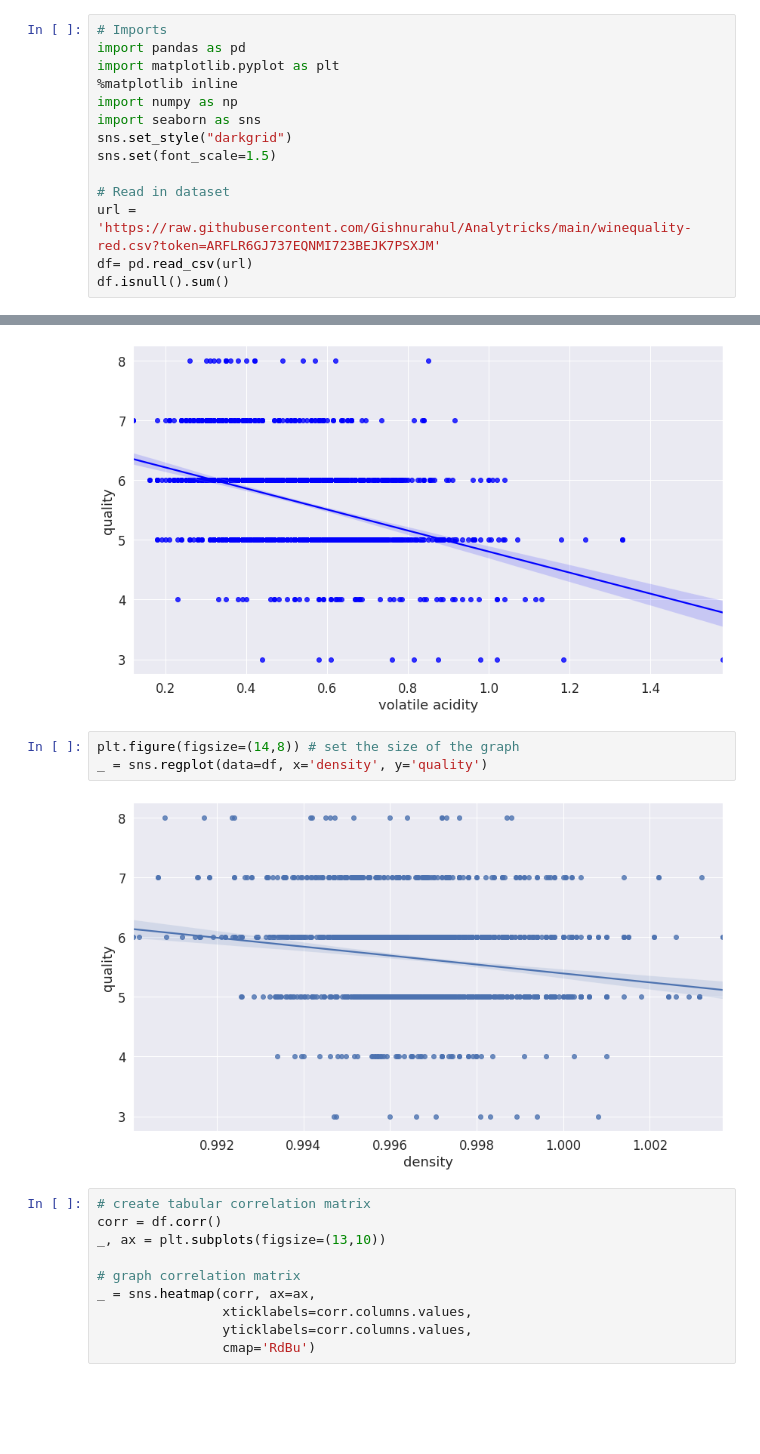
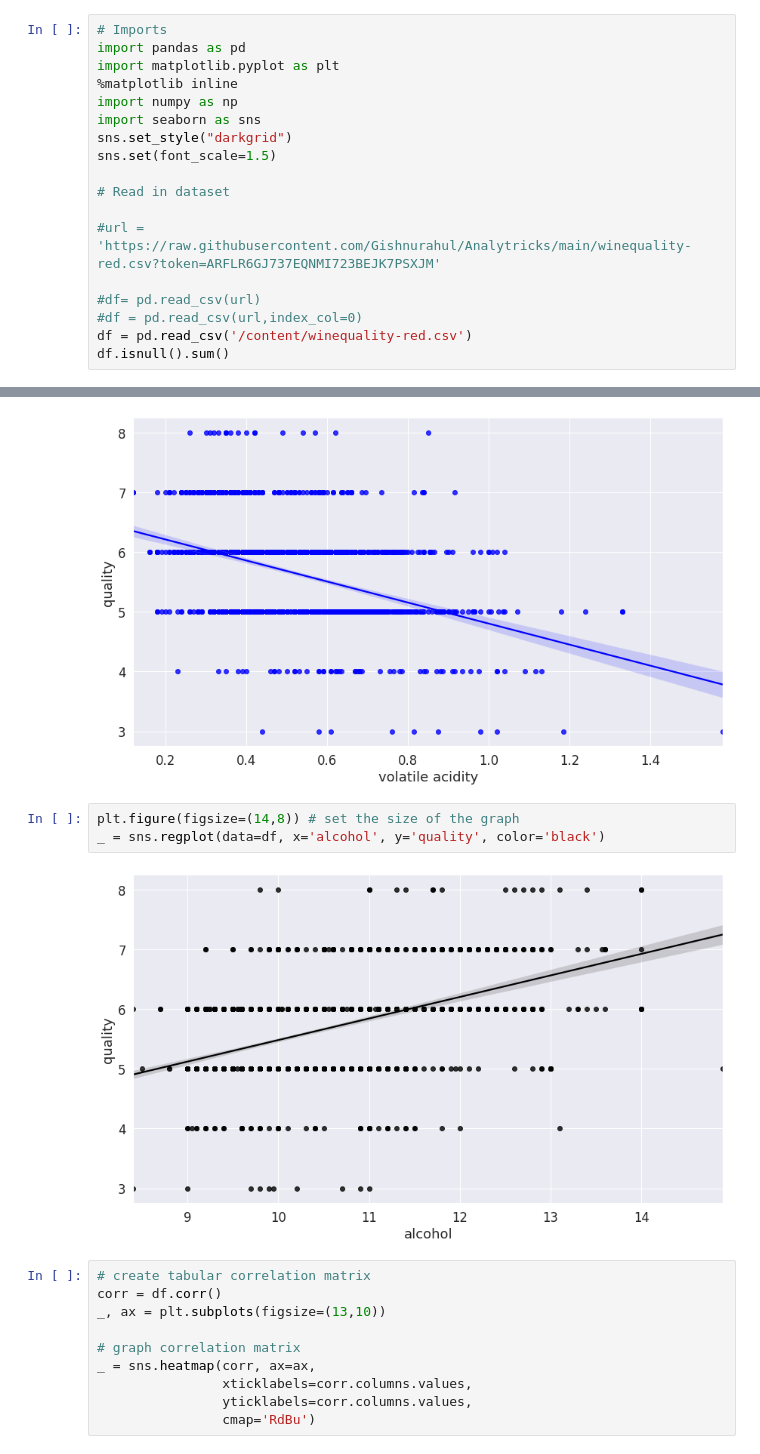
Before and after one commit to Gishnurahul/Analytricks, a Jupyter notebook: Wine_Quality.ipynb, the cells around one changed output, grey strips where cells are left out. Saved outputs shown, nothing was run; the diff lists cells and outputs as text; blank space fills up the shorter version.

```diff
--- a/Wine_Quality.ipynb
+++ b/Wine_Quality.ipynb
@@ -11,8 +11,12 @@ sns.set_style("darkgrid")
 sns.set(font_scale=1.5)
 
 # Read in dataset
-url = 'https://raw.githubusercontent.com/Gishnurahul/Analytricks/main/winequality-red.csv?token=ARFLR6GJ737EQNMI723BEJK7PSXJM'
-df= pd.read_csv(url)
+
+#url = 'https://raw.githubusercontent.com/Gishnurahul/Analytricks/main/winequality-red.csv?token=ARFLR6GJ737EQNMI723BEJK7PSXJM'
+
+#df= pd.read_csv(url)
+#df = pd.read_csv(url,index_col=0)
+df = pd.read_csv('/content/winequality-red.csv')
 df.isnull().sum()
 # %% [output]
 fixed acidity           0
@@ -35,9 +39,9 @@ _ = sns.regplot(data=df, x='volatile acidity', y='quality', color='blue')
 [figure]
 # %%
 plt.figure(figsize=(14,8)) # set the size of the graph
-_ = sns.regplot(data=df, x='density', y='quality')
+_ = sns.regplot(data=df, x='alcohol', y='quality', color='black')
 # %% [output]
-[figure, old version]
+[figure, new version]
 # %%
 # create tabular correlation matrix
 corr = df.corr()
```
Also changed, not shown: parts of 6 cells of this notebook.
